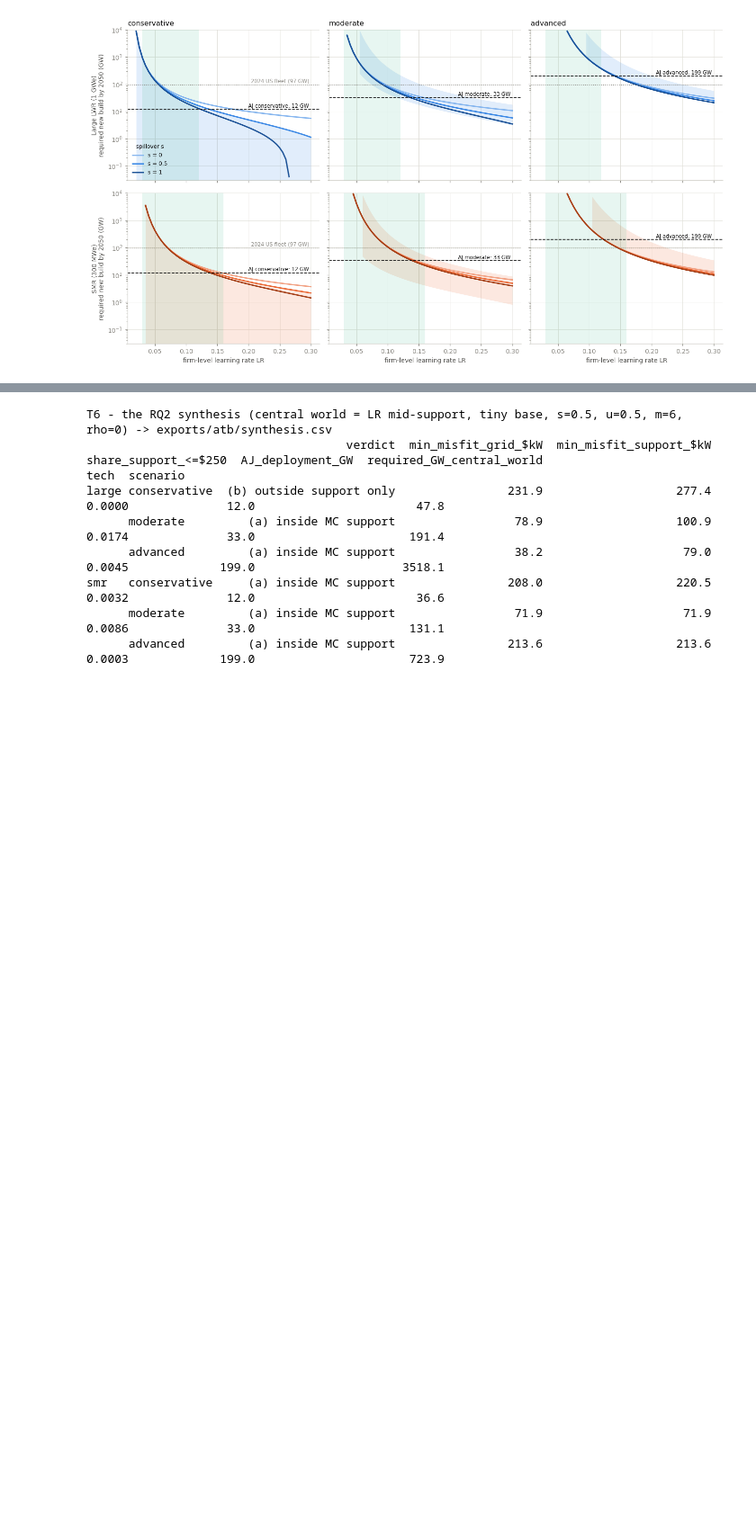
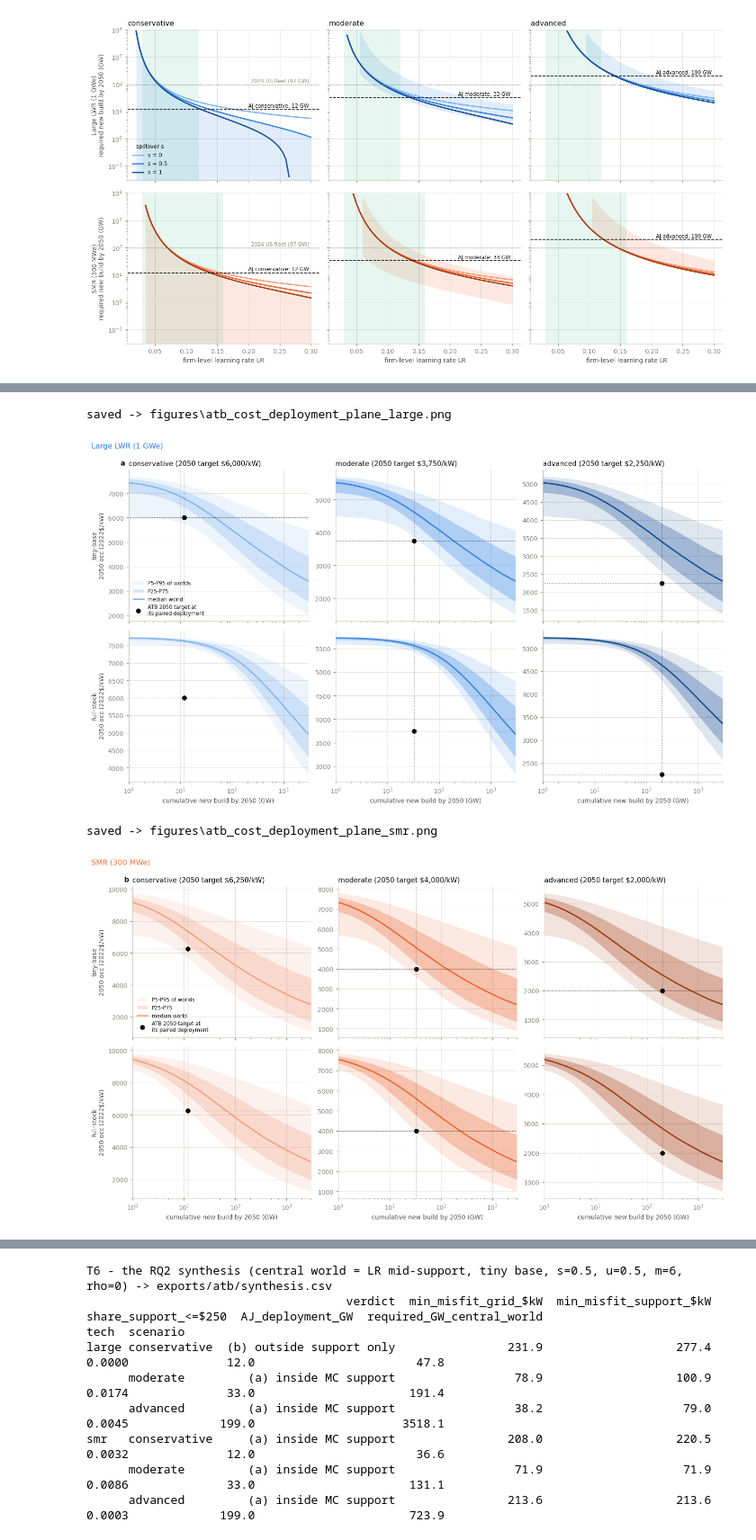
Before and after one commit to Ethan-s-PhD/ReEDS-nuclear-learning, a Jupyter notebook: z-ethan/mc/atb_parameter_space.ipynb, the cells around one changed output, grey strips where cells are left out. Shown at 90% size. Saved outputs shown, nothing was run; the diff lists cells and outputs as text; code cells hidden in the pictures; blank space fills up the shorter version.

```diff
--- a/z-ethan/mc/atb_parameter_space.ipynb
+++ b/z-ethan/mc/atb_parameter_space.ipynb
@@ -848,9 +872,8 @@ for tech in TECH:
                 ax.set_ylabel(f"{conv_name}\nspillover scale s")
             if r == 1:
                 ax.set_xlabel("firm-level learning rate LR")
-    # Paper Fig5 panel letters are stamped at source (house rule): the composition's first
-    # panel takes "a"; this figure contributes "b" (large) / "c" (smr).
-    ps.panel_letter(axes[0, 0], "b" if tech == "large" else "c")
+    # No baked paper letters since 08-24: Fig 1 now composes F8 + F9 (endpoint basis);
+    # this milestone-criterion map stays a notebook diagnostic.
     # Legend glyph matches the drawing: the LR support reads as the dotted edge lines
     # (the alpha-0.10 span is invisible over the heatmap), so the key shows a dotted line.
     handles = [Line2D([], [], color=C_TINY, lw=1.0, ls=":", label="MC sampled LR support"),
@@ -1318,0 +1362,61 @@ saved -> figures\atb_required_deployment_vs_lr.png
+# %%
+# F8 (candidate, 2026-08-21) - the 2050 cost-deployment plane: the 2050 OCC each amount of
+# cumulative building can buy, across the support-restricted grid worlds, with the ATB
+# (paired deployment, 2050 cost) point overlaid. One figure per technology; rows = the
+# experience-base strata (matching F3/F6); the quantile fan is over all grid worlds in the
+# stratum with LR restricted to the MC sampled support (uniform grid weights over
+# LR x s x u3 x m x rho, the Part-2 grid). The shape quantiles are computed once per
+# stratum and scaled by each scenario's pinned anchor (quantiles commute with the positive
+# per-scenario BOAK scaling).
+D_PLANE_GW = np.logspace(0.0, np.log10(3000.0), 28)          # 1 -> 3,000 GW by 2050
+
+for tech in TECH:
+    sup2 = (LR2 >= TECH[tech]["lr_lo"]) & (LR2 <= TECH[tech]["lr_hi"])
+    fig, axes = plt.subplots(2, 3, figsize=(13, 7.2), sharex=True)
+    for r, conv in enumerate(CONV_GRID):
+        combos = [(rho, m) for (rho, cv, m) in DISC_COMBOS if cv == conv]
+        lr = np.concatenate([LR2[sup2]] * len(combos))
+        s = np.concatenate([S2[sup2]] * len(combos))
+        u = np.concatenate([U2[sup2]] * len(combos))
+        m = np.concatenate([np.full(int(sup2.sum()), mm) for _, mm in combos])
+        rho = np.concatenate([np.full(int(sup2.sum()), rr) for rr, _ in combos])
+        q = np.empty((len(D_PLANE_GW), 5))
+        for k, d in enumerate(D_PLANE_GW):
+            sh = shape_2050(tech, lr, s, u, m, conv, rho, d / TECH[tech]["unit_gw"])
+            q[k] = np.quantile(sh, [0.05, 0.25, 0.50, 0.75, 0.95])
+        for c, scen in enumerate(SCEN_ORDER):
+            ax = axes[r, c]
+            occ_q = q * BOAK_PIN[tech][scen]
+            col = SCEN_COLOR[tech][scen]
+            ax.fill_between(D_PLANE_GW, occ_q[:, 0], occ_q[:, 4], color=col, alpha=0.14,
+                            lw=0, label="P5-P95 of worlds")
+            ax.fill_between(D_PLANE_GW, occ_q[:, 1], occ_q[:, 3], color=col, alpha=0.30,
+                            lw=0, label="P25-P75")
+            ax.plot(D_PLANE_GW, occ_q[:, 2], color=col, lw=2, label="median world")
+            t50, d_aj = TARGET[tech][scen][-1], AJ_GW_POST[scen]
+            ax.axhline(t50, color=INK, lw=0.8, ls=":", alpha=0.6)
+            ax.axvline(d_aj, color=INK, lw=0.8, ls=":", alpha=0.6)
+            ax.plot([d_aj], [t50], "o", color=INK, ms=6, zorder=5,
+                    label="ATB 2050 target at\nits paired deployment")
+            ax.set_xscale("log")
+            ax.set_xlim(1.0, 3000.0)
+            if r == 0:
+                ax.set_title(f"{scen} (2050 target ${t50:,.0f}/kW)", fontsize=10)
+            if c == 0:
+                ax.set_ylabel(("tiny-base" if conv == 0 else "full-stock")
+                              + "\n2050 occ (2022$/kW)")
+            if r == 1:
+                ax.set_xlabel("cumulative new build by 2050 (GW)")
+    # Paper Fig 1 letters baked at source (house rule): "a" (large) / "b" (smr);
+    # the endpoint maps (F9) carry "c"/"d".
+    ps.panel_letter(axes[0, 0], "a" if tech == "large" else "b")
+    axes[0, 0].legend(fontsize=7.5, loc="lower left")
+    fig.tight_layout()
+    fig.suptitle(TECH_LABEL[tech], color=TECH_COLOR[tech], x=0.01, ha="left", y=1.03)
+    ps.savefig(fig, FIGURES / f"atb_cost_deployment_plane_{tech}.png")
+    plt.show()
+# %% [output]
+saved -> figures\atb_cost_deployment_plane_large.png
+[figure, added]
+saved -> figures\atb_cost_deployment_plane_smr.png
+[figure, added]
```
Also changed, not shown: parts of 11 cells of this notebook, 22 other files.
